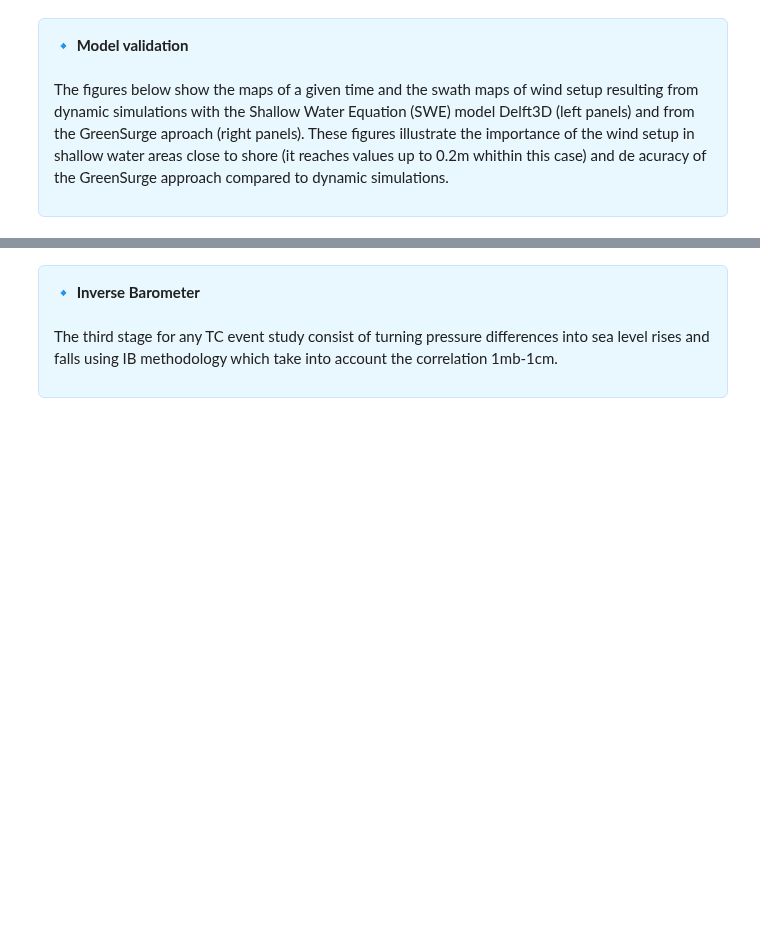
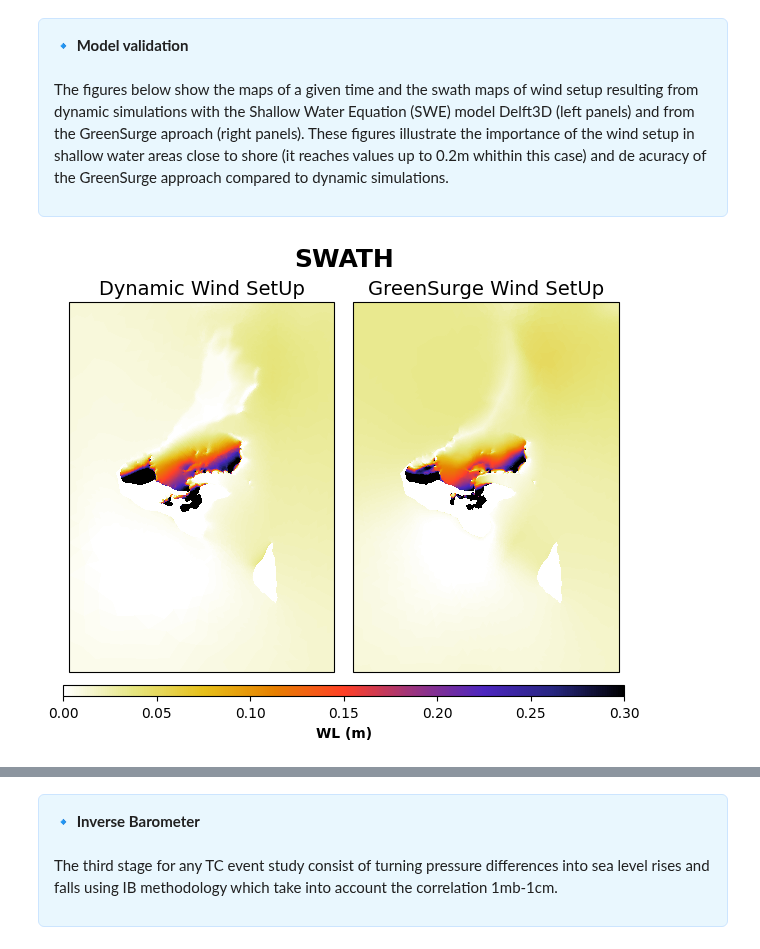
Before and after one commit to JenMontano/BlueMath, a Jupyter notebook: methods/hybrid_downscaling/additive/GreenSurge/05_Validation.ipynb, the cells around one changed output, grey strips where cells are left out. Drawn from its saved outputs; the diff is of its cells as text; code cells hidden in the pictures; blank space fills up the shorter version.

Commit message:
[EJP] Greensurge Tonga titles ameliorated and paths simplification

```diff
--- a/methods/hybrid_downscaling/additive/GreenSurge/05_Validation.ipynb
+++ b/methods/hybrid_downscaling/additive/GreenSurge/05_Validation.ipynb
@@ -2,7 +2,7 @@
 import xarray as xr
 
 ds_GFD_info = xr.open_dataset(
-    "/home/grupos/geocean/faugeree/BlueMath/methods/hybrid_downscaling/additive/GreenSurge/outputs/GreenSurge_Tonga_info_updated.nc",
+    "outputs/GreenSurge_Tonga_info_updated.nc",
     decode_times=False,
 )
 ds_GFD_info
@@ -13,17 +31,23 @@ ds_GFD_info
   The figures below show the maps of a given time and the swath maps of wind setup resulting from dynamic simulations with the Shallow Water Equation (SWE) model Delft3D (left panels) and from the GreenSurge aproach (right panels). These figures illustrate the importance of the wind setup in shallow water areas close to shore (it reaches values up to 0.2m whithin this case) and de acuracy of the GreenSurge approach compared to dynamic simulations.
 </div>
 # %%
-xds_GS_wind =xr.open_dataset("/lustre/geocean/DATA/extra_work/faugeree/Tonga_GreenSurge/GreenSurge_Postprocess/GreenSurge_wind_HAROLD2020.nc")
+TCname = "HAROLD2020"
+figsize = (6, 5)
+instant = [130, 160, 200]
+
+xds_GS_wind =xr.open_dataset(f"outputs/GreenSurge_wind_setup_{TCname}.nc")
 
 ds_WL_dynamic_WindSetUp = xr.open_dataset(
-    "/home/grupos/geocean/faugeree/BlueMath/methods/hybrid_downscaling/additive/GreenSurge/inputs/GreenSurge_GFDcase_map.nc"
+    "inputs/GreenSurge_GFDcase_map.nc"
 )
 # %%
 from bluemath_tk.additive.greensurge import plot_GS_vs_dynamic_windsetup_swath
 
 plot_GS_vs_dynamic_windsetup_swath(
-    xds_GS_wind, ds_WL_dynamic_WindSetUp, ds_GFD_info, vmin=0, vmax=0.3
+    xds_GS_wind, ds_WL_dynamic_WindSetUp, ds_GFD_info, vmin=0, vmax=0.3, figsize=figsize,
 )
+# %% [output]
+[figure, added]
 # %%
 from bluemath_tk.additive.greensurge import plot_GS_vs_dynamic_windsetup
 
```
Also changed, not shown: parts of 4 cells of this notebook, 5 other files.
